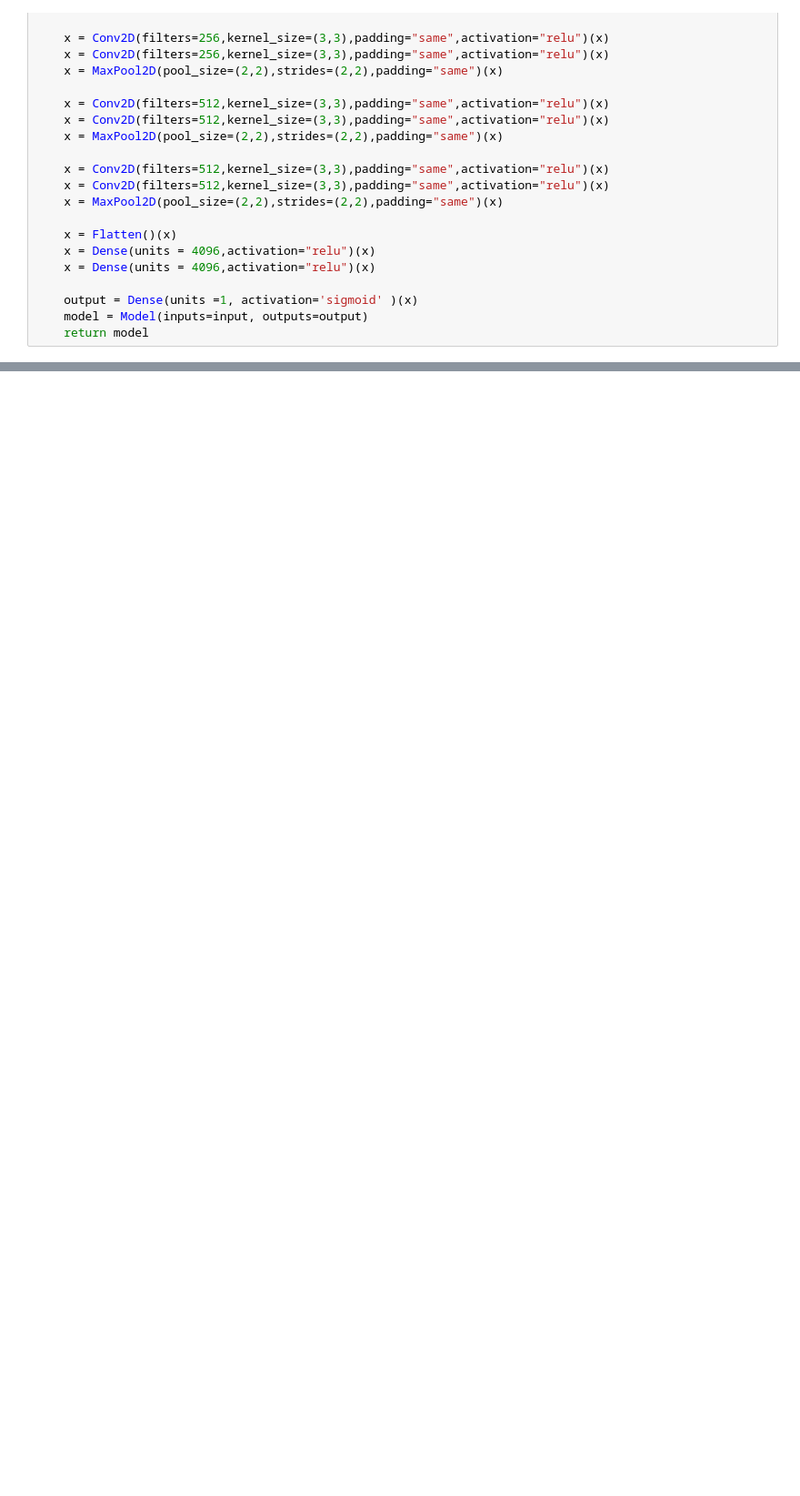
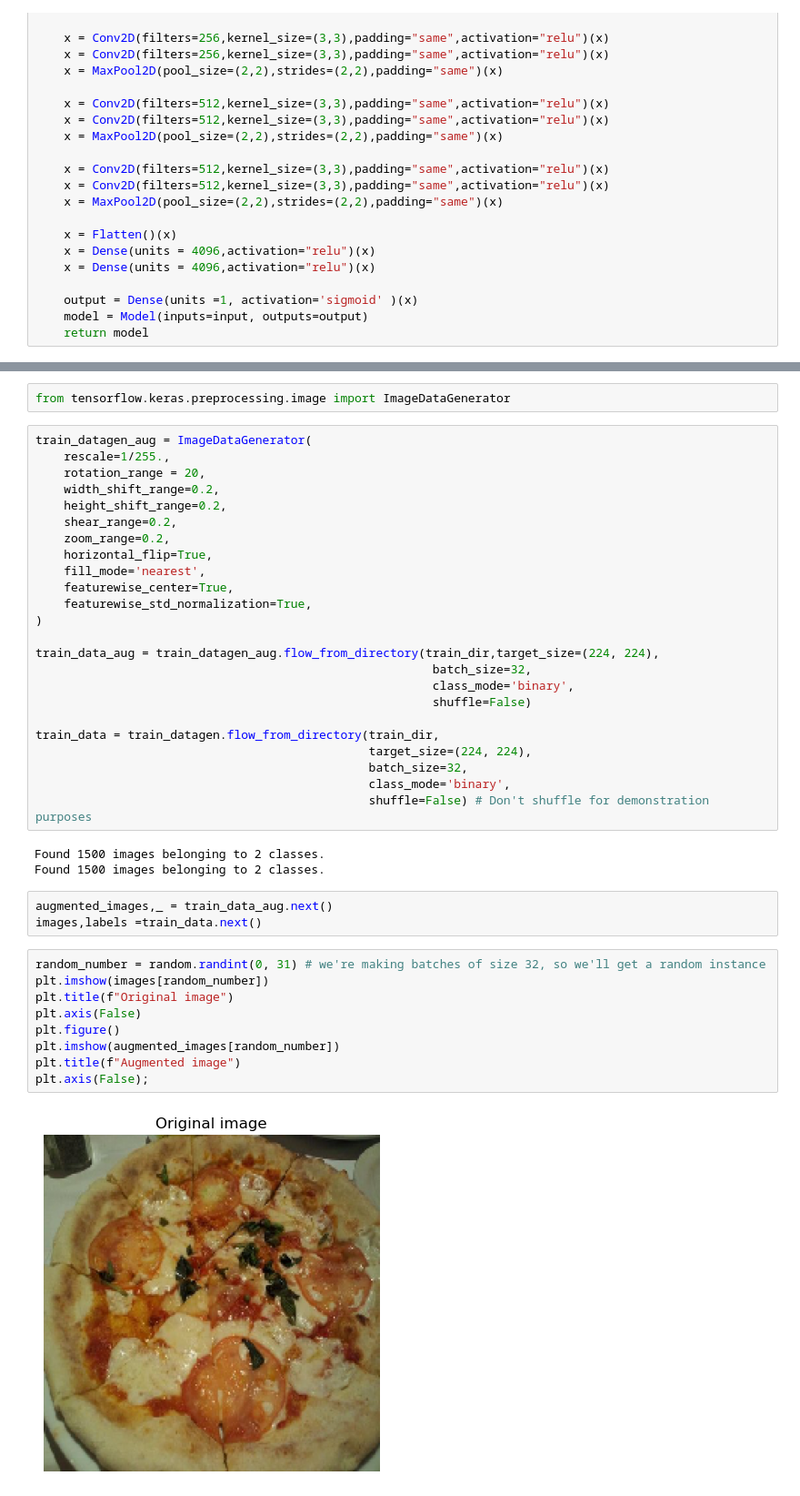
Before and after one commit to dibkb/tensorflow-udemy, a Jupyter notebook: CNN/1.ipynb, the cells around one changed output, grey strips where cells are left out. Shown at 91% size. Cells and saved outputs as stored; diff of their text form; blank space fills up the shorter version.

```diff
--- a/CNN/1.ipynb
+++ b/CNN/1.ipynb
@@ -302,0 +450,43 @@ KeyboardInterrupt:
+# %%
+from tensorflow.keras.preprocessing.image import ImageDataGenerator
+# %%
+train_datagen_aug = ImageDataGenerator(
+    rescale=1/255.,
+    rotation_range = 20,
+    width_shift_range=0.2,
+    height_shift_range=0.2,
+    shear_range=0.2,
+    zoom_range=0.2,
+    horizontal_flip=True,
+    fill_mode='nearest',
+    featurewise_center=True,
+    featurewise_std_normalization=True,
+)
+
+train_data_aug = train_datagen_aug.flow_from_directory(train_dir,target_size=(224, 224),
+                                                        batch_size=32,
+                                                        class_mode='binary',
+                                                        shuffle=False)
+
+train_data = train_datagen.flow_from_directory(train_dir,
+                                               target_size=(224, 224),
+                                               batch_size=32,
+                                               class_mode='binary',
+                                               shuffle=False) # Don't shuffle for demonstration purposes
+# %% [output]
+Found 1500 images belonging to 2 classes.
+Found 1500 images belonging to 2 classes.
+# %%
+augmented_images,_ = train_data_aug.next()
+images,labels =train_data.next()
+# %%
+random_number = random.randint(0, 31) # we're making batches of size 32, so we'll get a random instance
+plt.imshow(images[random_number])
+plt.title(f"Original image")
+plt.axis(False)
+plt.figure()
+plt.imshow(augmented_images[random_number])
+plt.title(f"Augmented image")
+plt.axis(False);
+# %% [output]
+[figure, added]
```
Also changed, not shown: parts of 20 cells of this notebook.
